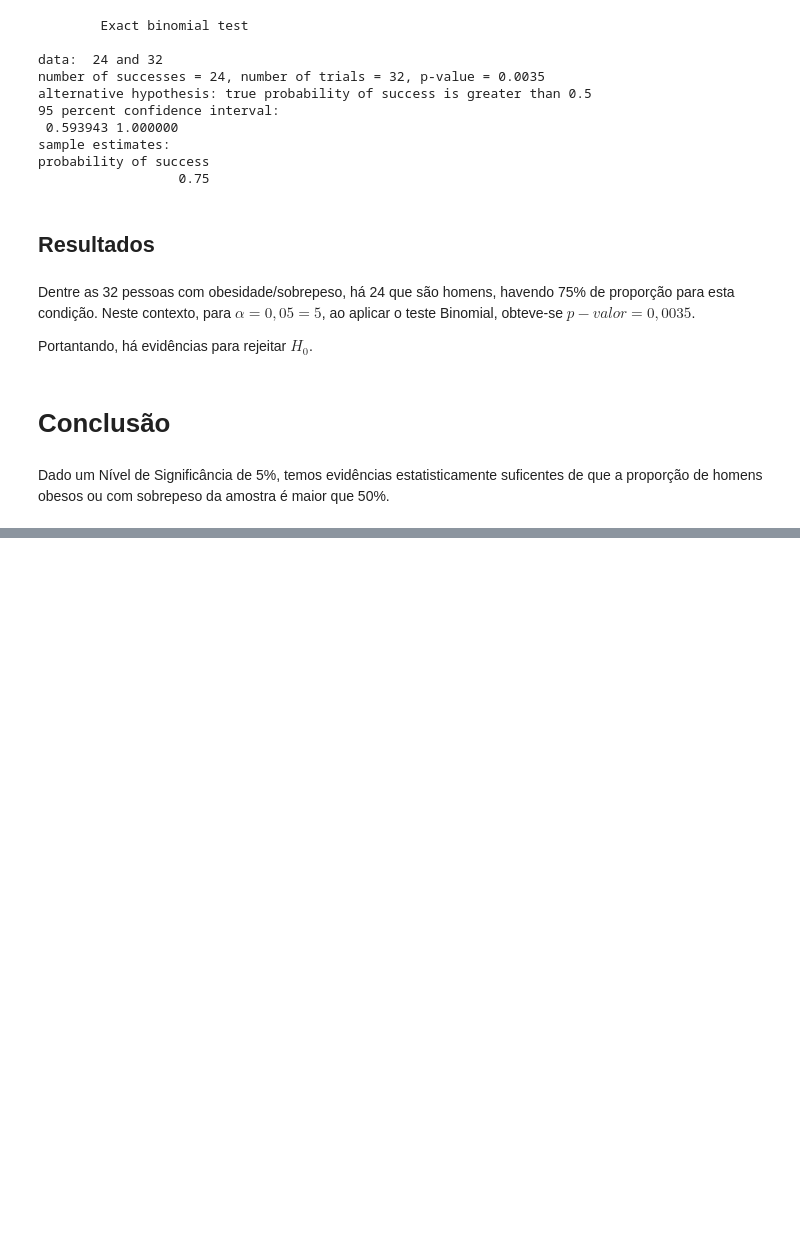
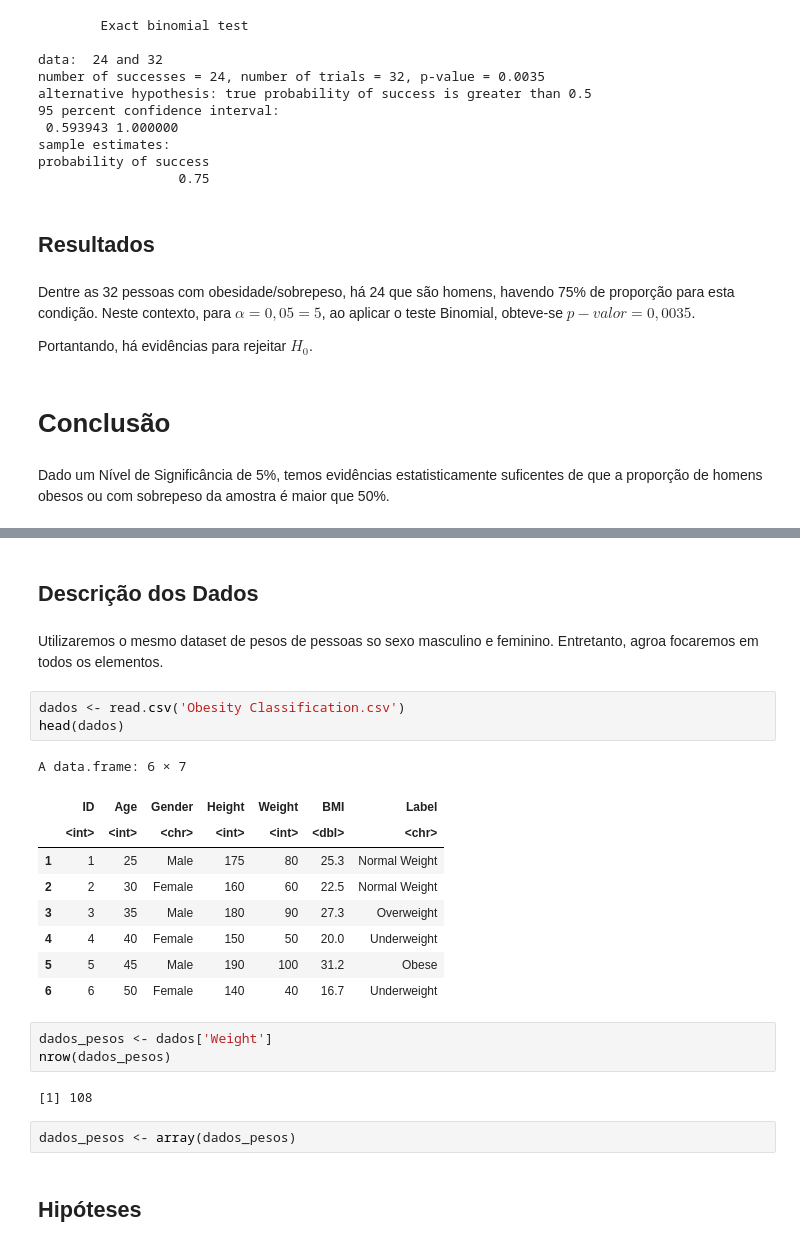
Before and after one commit to gabriellfelipe7/Estat-tica_EstudosGerais, a Jupyter notebook: TestesNParametricos_Binomial_Quantil.ipynb, the cells around one changed output, grey strips where cells are left out. Saved outputs shown, nothing was run; the diff lists cells and outputs as text; blank space fills up the shorter version.

```diff
--- a/TestesNParametricos_Binomial_Quantil.ipynb
+++ b/TestesNParametricos_Binomial_Quantil.ipynb
@@ -101,0 +112,26 @@ Dado um Nível de Significância de 5%, temos evidências estatisticamente sufic
+# %% [markdown]
+## Descrição dos Dados
+# %% [markdown]
+Utilizaremos o mesmo dataset de pesos de pessoas so sexo masculino e feminino. Entretanto, agroa focaremos em todos os elementos.
+# %%
+dados <- read.csv('Obesity Classification.csv')
+head(dados)
+# %% [output]
+A data.frame: 6 × 7
+|  | ID | Age | Gender | Height | Weight | BMI | Label |
+|  | <int> | <int> | <chr> | <int> | <int> | <dbl> | <chr> |
+| 1 | 1 | 25 | Male | 175 | 80 | 25.3 | Normal Weight |
+| 2 | 2 | 30 | Female | 160 | 60 | 22.5 | Normal Weight |
+| 3 | 3 | 35 | Male | 180 | 90 | 27.3 | Overweight |
+| 4 | 4 | 40 | Female | 150 | 50 | 20.0 | Underweight |
+| 5 | 5 | 45 | Male | 190 | 100 | 31.2 | Obese |
+| 6 | 6 | 50 | Female | 140 | 40 | 16.7 | Underweight |
+# %%
+dados_pesos <- dados['Weight']
+nrow(dados_pesos)
+# %% [output]
+[1] 108
+# %%
+dados_pesos <- array(dados_pesos)
+# %% [markdown]
+## Hipóteses
```
Also changed, not shown: parts of 4 cells of this notebook.
